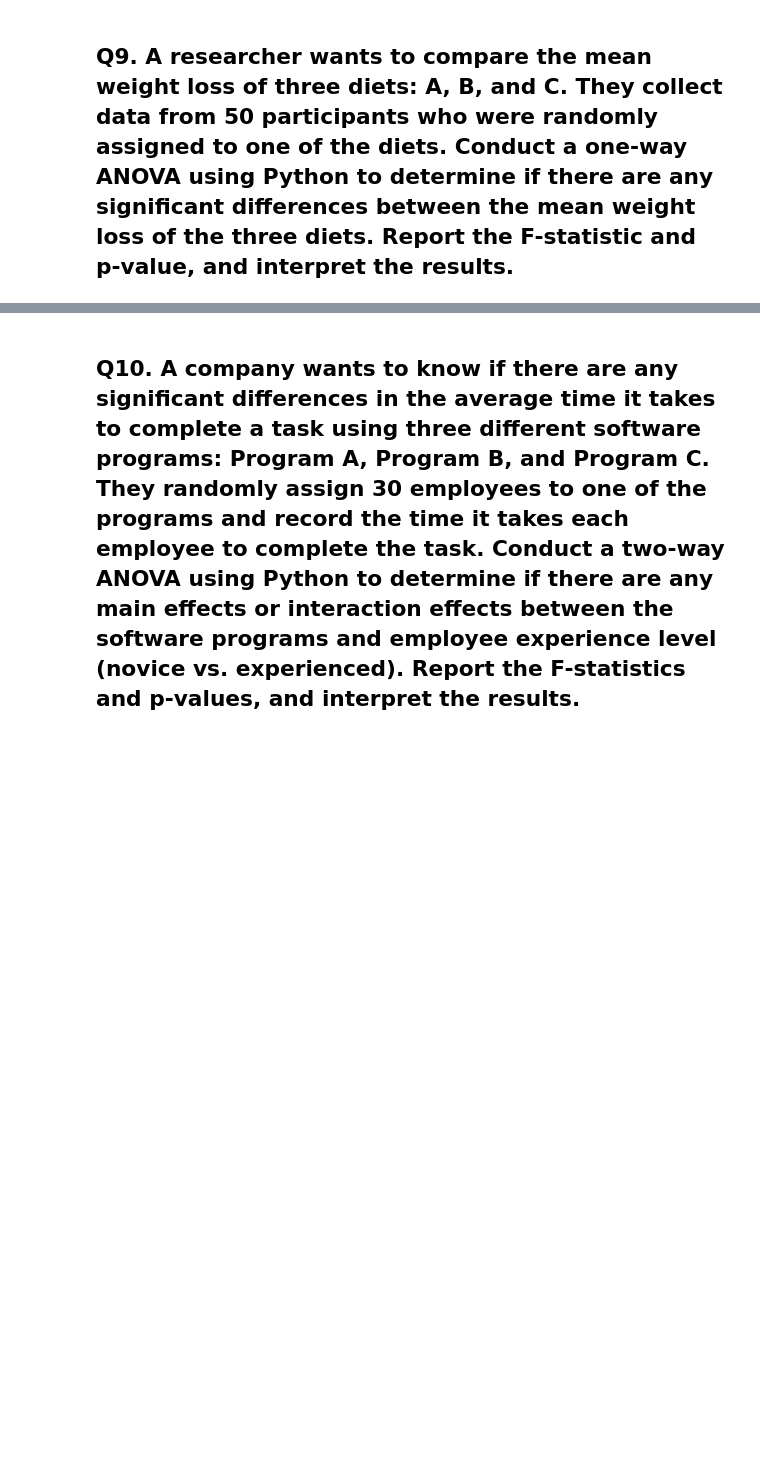
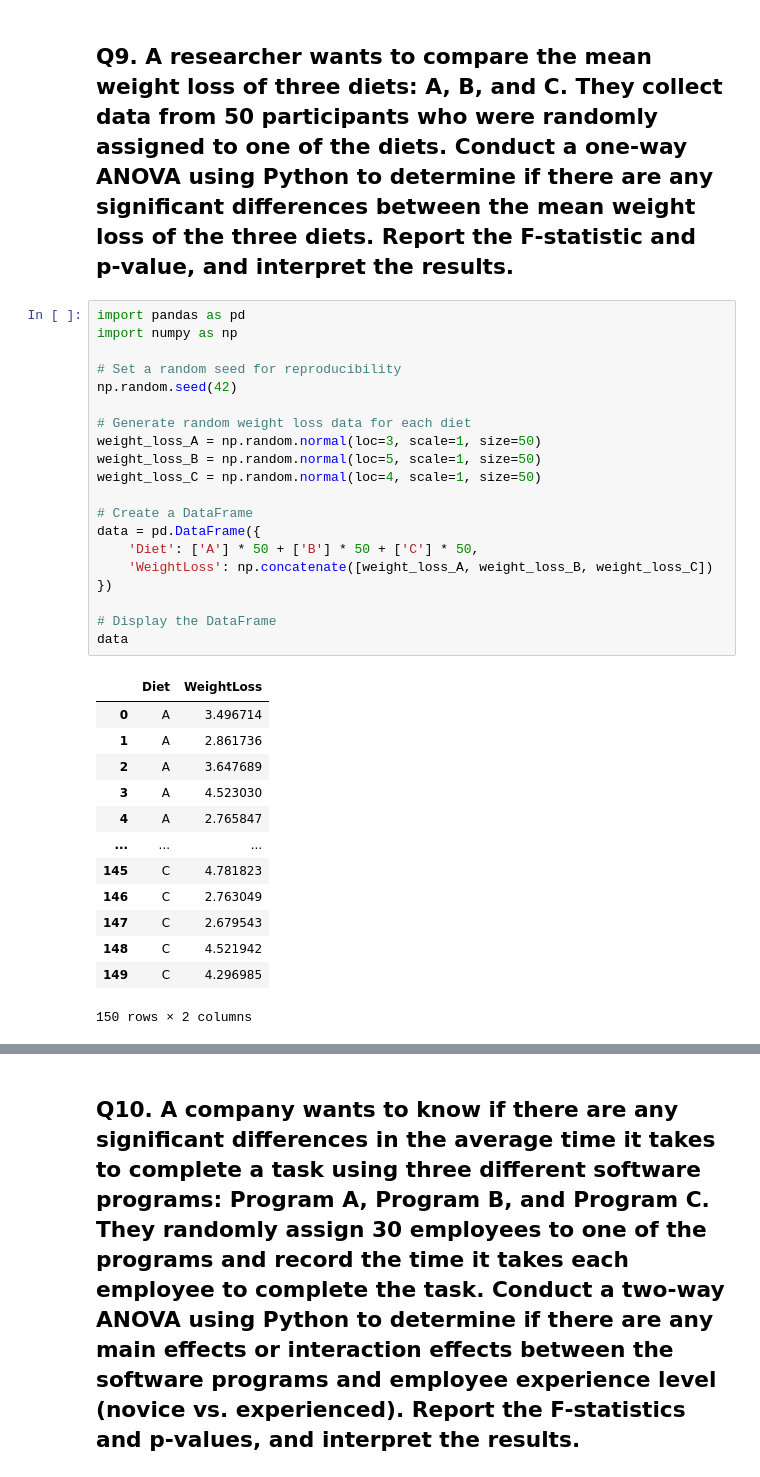
Before and after one commit to Sha-98/Data-Science-Masters, a Jupyter notebook: Statistics_Adv_06.ipynb, the cells around one changed output, grey strips where cells are left out. Saved outputs shown, nothing was run; the diff lists cells and outputs as text; blank space fills up the shorter version.

```diff
--- a/Statistics_Adv_06.ipynb
+++ b/Statistics_Adv_06.ipynb
@@ -192,2 +208,36 @@ However, the ANOVA test does not identify which specific groups are different. T
 # %% [markdown]
 ## **Q9. A researcher wants to compare the mean weight loss of three diets: A, B, and C. They collect data from 50 participants who were randomly assigned to one of the diets. Conduct a one-way ANOVA using Python to determine if there are any significant differences between the mean weight loss of the three diets. Report the F-statistic and p-value, and interpret the results.**
+# %%
+import pandas as pd
+import numpy as np
+
+# Set a random seed for reproducibility
+np.random.seed(42)
+
+# Generate random weight loss data for each diet
+weight_loss_A = np.random.normal(loc=3, scale=1, size=50)
+weight_loss_B = np.random.normal(loc=5, scale=1, size=50)
+weight_loss_C = np.random.normal(loc=4, scale=1, size=50)
+
+# Create a DataFrame
+data = pd.DataFrame({
+    'Diet': ['A'] * 50 + ['B'] * 50 + ['C'] * 50,
+    'WeightLoss': np.concatenate([weight_loss_A, weight_loss_B, weight_loss_C])
+})
+
+# Display the DataFrame
+data
+# %% [output]
+|  | Diet | WeightLoss |
+| 0 | A | 3.496714 |
+| 1 | A | 2.861736 |
+| 2 | A | 3.647689 |
+| 3 | A | 4.523030 |
+| 4 | A | 2.765847 |
+| ... | ... | ... |
+| 145 | C | 4.781823 |
+| 146 | C | 2.763049 |
+| 147 | C | 2.679543 |
+| 148 | C | 4.521942 |
+| 149 | C | 4.296985 |
+150 rows × 2 columns
```
Also changed, not shown: parts of 8 cells of this notebook.
